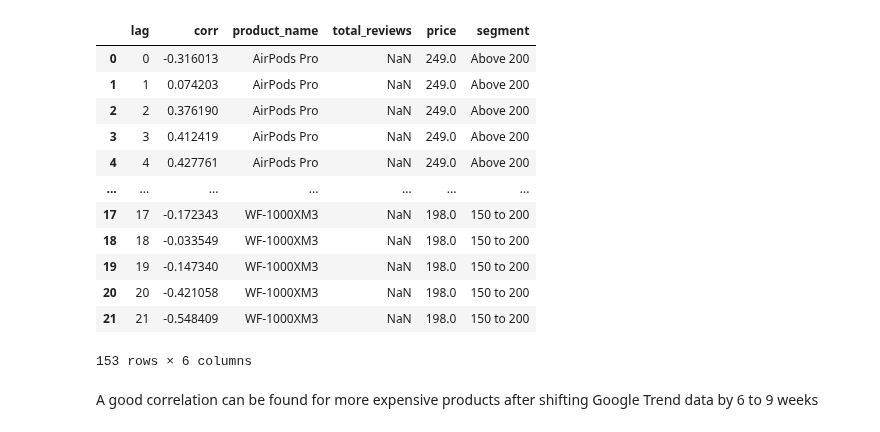
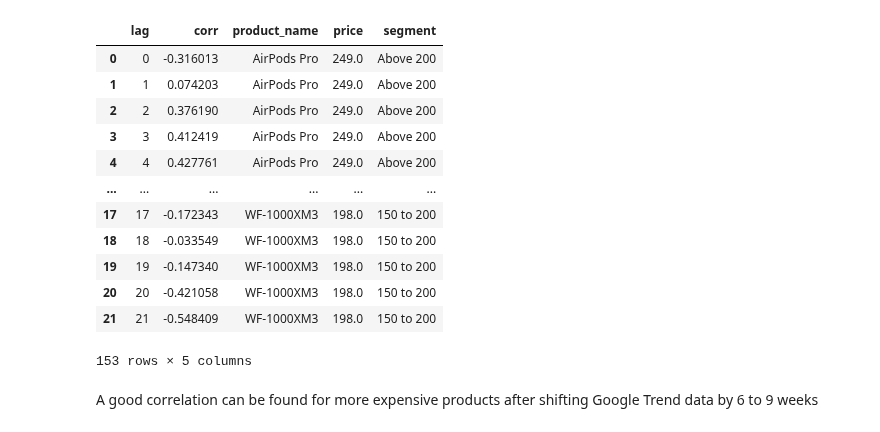
Before and after one commit to datascientistlin/AmazonReviewAnalysis, a Jupyter notebook: Correlation.ipynb, the cells around one changed output. Cells and saved outputs as stored; diff of their text form; code cells hidden in the pictures.

```diff
--- a/Correlation.ipynb
+++ b/Correlation.ipynb
@@ -64,10 +64,9 @@ def data_import_clean(product_name, price):
 #     plt.bar([i[0] for i in corr_lst], [i[1] for i in corr_lst])
 #     print(max(corr_lst,key=lambda item:item[1]))
 # %%
-def calculate_correlation(df):
+def calculate_correlation_review_count(df):
     corr_lst = [(i, df['review_count'].corr(df['trend_index'].shift(i))) for i in range(len(df)//2)]
     df_corr = pd.DataFrame(corr_lst, columns=['lag', 'corr'])
     df_corr['product_name'] = df['product_name'][0]
     df_corr['price'] = df['price'][0]
-    #df_corr['total_reviews'] = df['review_count'].sum()
     return df_corr
@@ -75,9 +81,10 @@ def calculate_correlation(df):
 product_list = ['AirPods Pro', 'Elite 75t', 'Free', 'Galaxy Buds Plus', 'NC700', 'Soundcore Liberty 2 Pro', 'Soundcore Liberty Air 2', 'Soundcore Life Q20', 'WF-1000XM3']
 price_list = [249.0, 179.0, 49.0, 149.0, 399.0, 149.0, 100.0, 59.0, 198.0]
 # %%
-df_corr = pd.DataFrame(columns=['lag', 'corr', 'product_name', 'total_reviews', 'price'])
+df_corr_review_count = pd.DataFrame(columns=['lag', 'corr', 'product_name', 'price'])
 
 for product, price in zip(*[product_list, price_list]):
     df = data_import_clean(product, price)
-    df_corr = pd.concat([df_corr, calculate_correlation(df)])
-    #df_corr['price'] = np.where(df_corr['product_name'] == product, price)
+    df_corr_review_count = pd.concat([df_corr_review_count, calculate_correlation_review_count(df)])
+
+df_corr_review_count['segment'] = pd.cut(df_corr_review_count['price'], bins=[0,100,150,200,1000], labels=['Below 100', '100 to 150', '150 to 200', 'Above 200'], right=False)
@@ -86,18 +91,18 @@ df_corr['segment'] = pd.cut(df_corr['price'], bins=[0,100,150,200,1000], labels=
-# %%
-df_corr
-# %% [output]
-|  | lag | corr | product_name | total_reviews | price | segment |
-| 0 | 0 | -0.316013 | AirPods Pro | NaN | 249.0 | Above 200 |
-| 1 | 1 | 0.074203 | AirPods Pro | NaN | 249.0 | Above 200 |
-| 2 | 2 | 0.376190 | AirPods Pro | NaN | 249.0 | Above 200 |
-| 3 | 3 | 0.412419 | AirPods Pro | NaN | 249.0 | Above 200 |
-| 4 | 4 | 0.427761 | AirPods Pro | NaN | 249.0 | Above 200 |
-| ... | ... | ... | ... | ... | ... | ... |
-| 17 | 17 | -0.172343 | WF-1000XM3 | NaN | 198.0 | 150 to 200 |
-| 18 | 18 | -0.033549 | WF-1000XM3 | NaN | 198.0 | 150 to 200 |
-| 19 | 19 | -0.147340 | WF-1000XM3 | NaN | 198.0 | 150 to 200 |
-| 20 | 20 | -0.421058 | WF-1000XM3 | NaN | 198.0 | 150 to 200 |
-| 21 | 21 | -0.548409 | WF-1000XM3 | NaN | 198.0 | 150 to 200 |
-153 rows × 6 columns
+# %%
+df_corr_review_count
+# %% [output]
+|  | lag | corr | product_name | price | segment |
+| 0 | 0 | -0.316013 | AirPods Pro | 249.0 | Above 200 |
+| 1 | 1 | 0.074203 | AirPods Pro | 249.0 | Above 200 |
+| 2 | 2 | 0.376190 | AirPods Pro | 249.0 | Above 200 |
+| 3 | 3 | 0.412419 | AirPods Pro | 249.0 | Above 200 |
+| 4 | 4 | 0.427761 | AirPods Pro | 249.0 | Above 200 |
+| ... | ... | ... | ... | ... | ... |
+| 17 | 17 | -0.172343 | WF-1000XM3 | 198.0 | 150 to 200 |
+| 18 | 18 | -0.033549 | WF-1000XM3 | 198.0 | 150 to 200 |
+| 19 | 19 | -0.147340 | WF-1000XM3 | 198.0 | 150 to 200 |
+| 20 | 20 | -0.421058 | WF-1000XM3 | 198.0 | 150 to 200 |
+| 21 | 21 | -0.548409 | WF-1000XM3 | 198.0 | 150 to 200 |
+153 rows × 5 columns
 # %% [markdown]
 A good correlation can be found for more expensive products after shifting Google Trend data by 6 to 9 weeks
```
Also changed, not shown: parts of 19 cells of this notebook.
